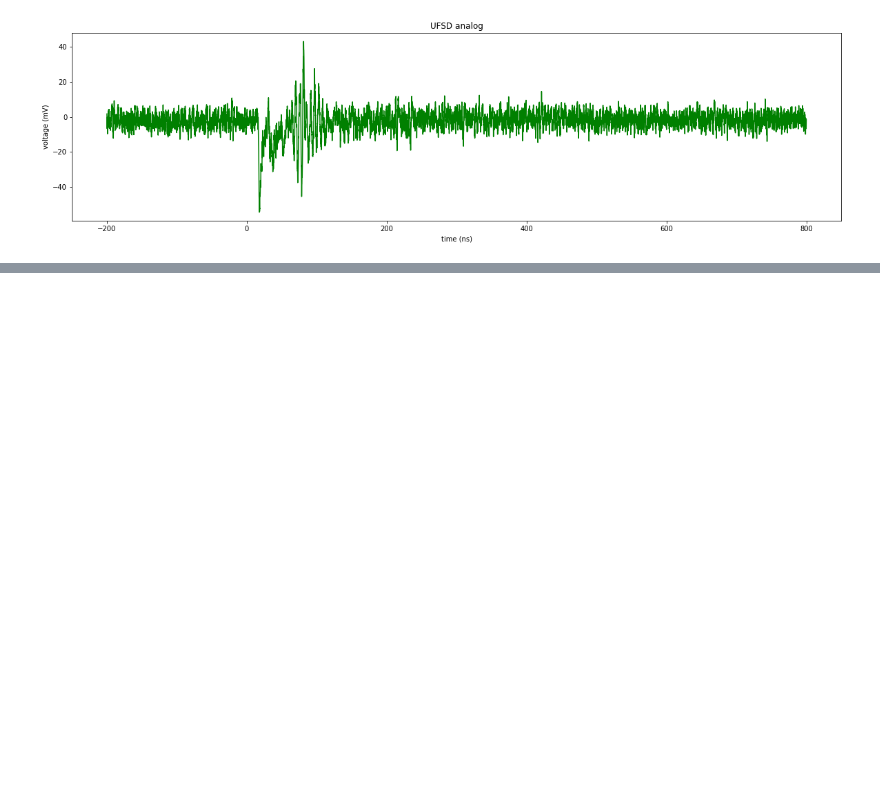
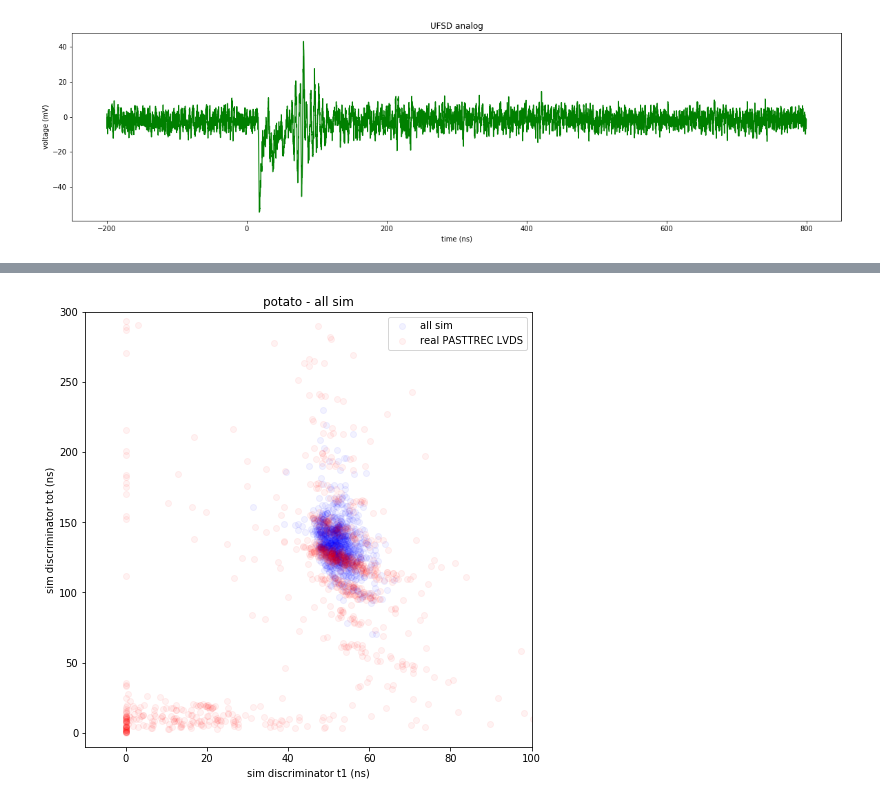
Before and after one commit to acidbourbon/mdc_simsuite, a Jupyter notebook: workdir/jupyter/PASTTREC/cosy19_analog_analysis.ipynb, the cells around one changed output, grey strips where cells are left out. Drawn from its saved outputs; the diff is of its cells as text; code cells hidden in the pictures; blank space fills up the shorter version.

```diff
--- a/workdir/jupyter/PASTTREC/cosy19_analog_analysis.ipynb
+++ b/workdir/jupyter/PASTTREC/cosy19_analog_analysis.ipynb
@@ -197,0 +272,33 @@ plt.show()
+# %%
+t1_sim_list  = []
+tot_sim_list = []
+
+for dataset in sim_data_list:
+    #t1_sim_list += [dataset["t1"]]
+    #tot_sim_list += [dataset["tot"]]
+
+    dummy, t1_sim, tot_sim = discriminate(dataset["time"],dataset["v_fee_ana_out"],30e-3,8e-3,-4e-3,
+                                          start = 0e-9 )
+    t1_sim_list += [t1_sim]
+    tot_sim_list += [tot_sim]
+
+t1_sim_list  = np.array(t1_sim_list )
+tot_sim_list = np.array(tot_sim_list)
+# %%
+# soft potato
+plt.rcParams["figure.figsize"] = (8,8)
+
+
+plt.scatter(1e9*t1_sim_list+26,1e9*tot_sim_list,alpha=0.05,color="blue",label="all sim")
+plt.scatter(1e9*t1_real_list,1e9*tot_real_list,alpha=0.05,color="red",label="real PASTTREC LVDS")
+plt.xlabel("sim discriminator t1 (ns)")
+plt.ylabel("sim discriminator tot (ns)")
+plt.xlim(-10,100)
+plt.ylim(-10,300)
+plt.legend()
+plt.title("potato - all sim")
+
+
+plt.show()
+# %% [output]
+[figure, added]
```
Also changed, not shown: parts of 9 cells of this notebook, 7 other files.
